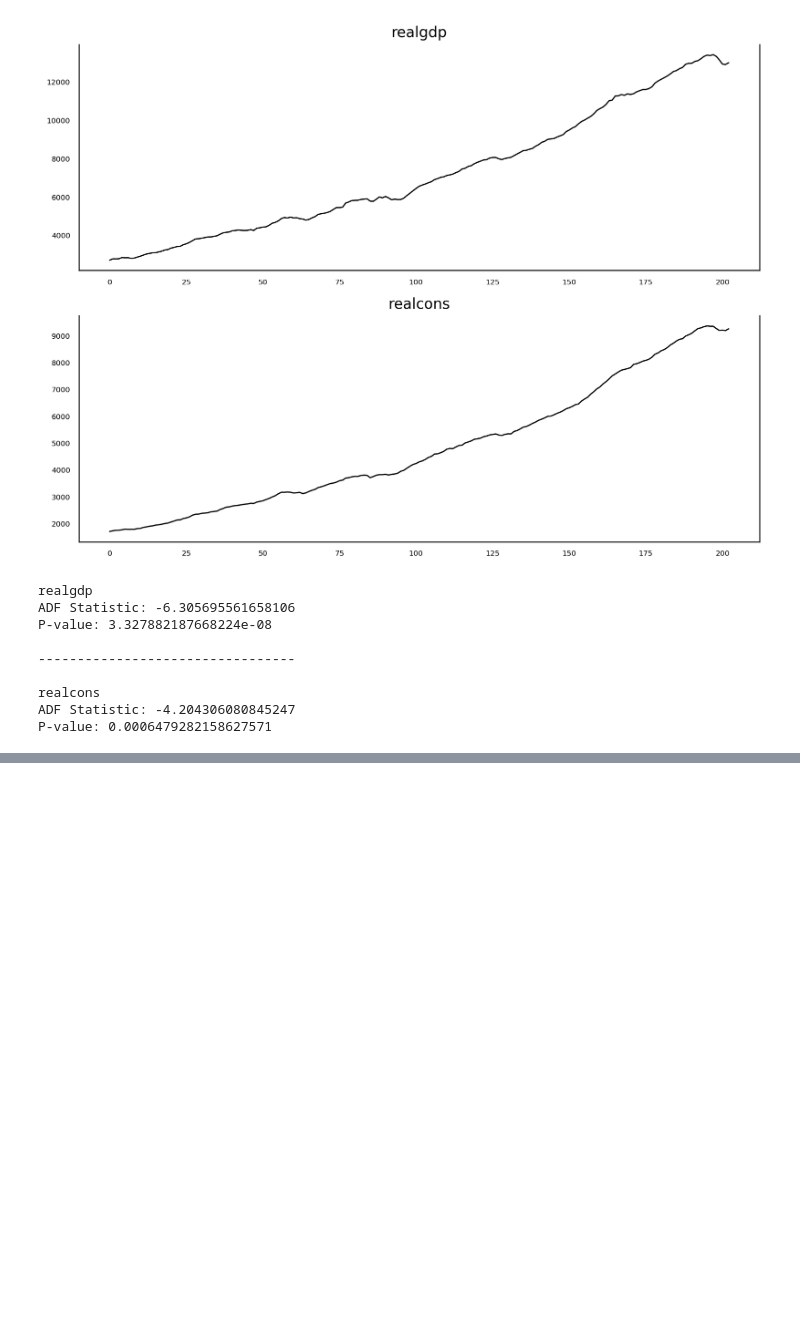
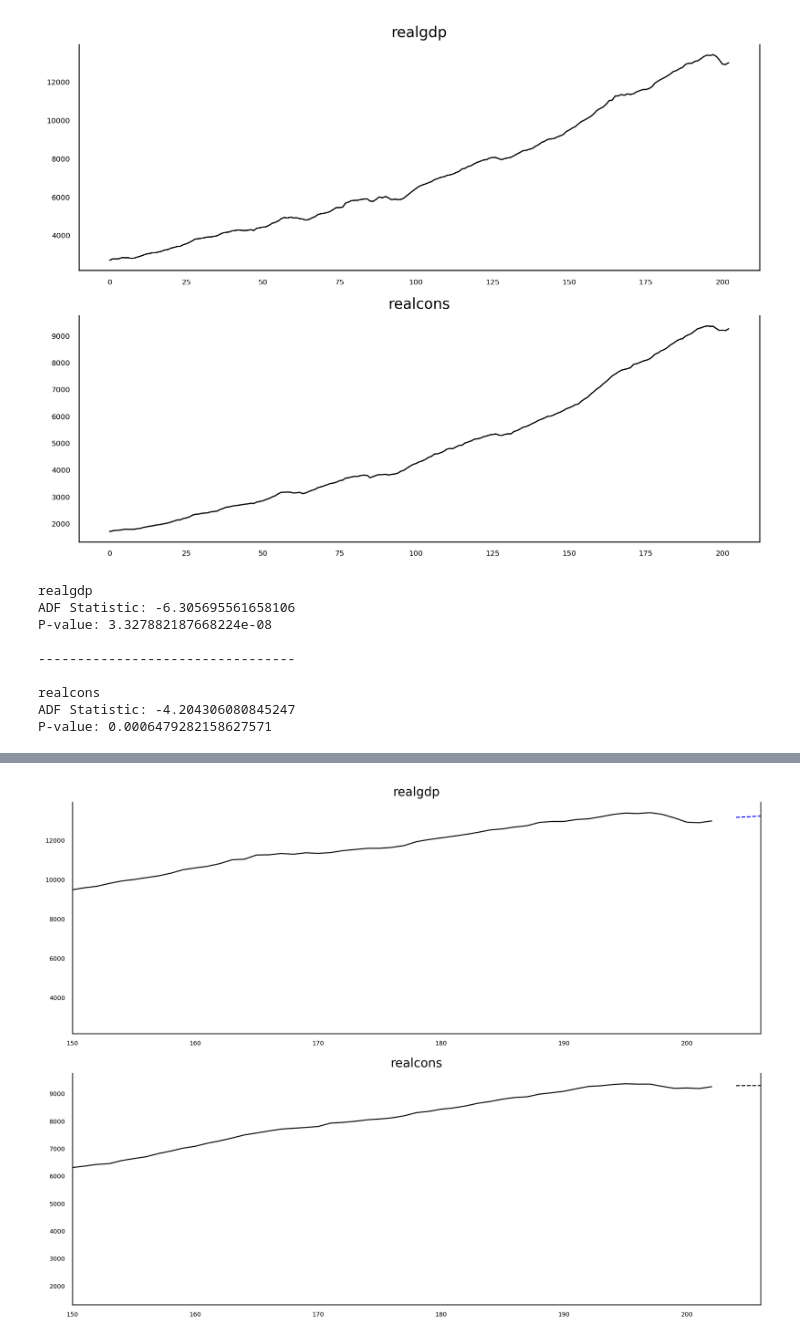
Before and after one commit to thiago2608santana/Analise_Series_Temporais, a Jupyter notebook: VAR.ipynb, the cells around one changed output, grey strips where cells are left out. Drawn from its saved outputs; the diff is of its cells as text; code cells hidden in the pictures; blank space fills up the shorter version.

```diff
--- a/VAR.ipynb
+++ b/VAR.ipynb
@@ -154,0 +157,28 @@ res.plot_diagnostics();
+# %%
+n_forecast = 3
+predict = res.get_prediction(end=best_model.nobs + n_forecast)
+idx = np.arange(len(predict.predicted_mean))
+# %%
+fig, (ax1, ax2) = plt.subplots(nrows=2, ncols=1, dpi=240)
+
+ax1.plot(macro_data['realgdp'], color='black', linewidth=1)
+ax1.plot(idx[-n_forecast:], predict.predicted_mean['realgdp'][-n_forecast:], color = 'blue', ls='--', linewidth=1)
+ax1.set_title('realgdp')
+ax1.xaxis.set_ticks_position('none')
+ax1.yaxis.set_ticks_position('none')
+ax1.set_xlim(150, 206)
+ax1.spines['top'].set_alpha(0)
+ax1.tick_params(labelsize=6)
+
+ax2.plot(macro_data['realcons'], color='black', linewidth=1)
+ax2.plot(idx[-n_forecast:], predict.predicted_mean['realcons'][-n_forecast:], color = 'black', ls='--', linewidth=1)
+ax2.set_title('realcons')
+ax2.xaxis.set_ticks_position('none')
+ax2.yaxis.set_ticks_position('none')
+ax2.set_xlim(150, 206)
+ax2.spines['top'].set_alpha(0)
+ax2.tick_params(labelsize=6)
+
+plt.tight_layout()
+# %% [output]
+[figure, added]
```
Also changed, not shown: parts of 6 cells of this notebook.
